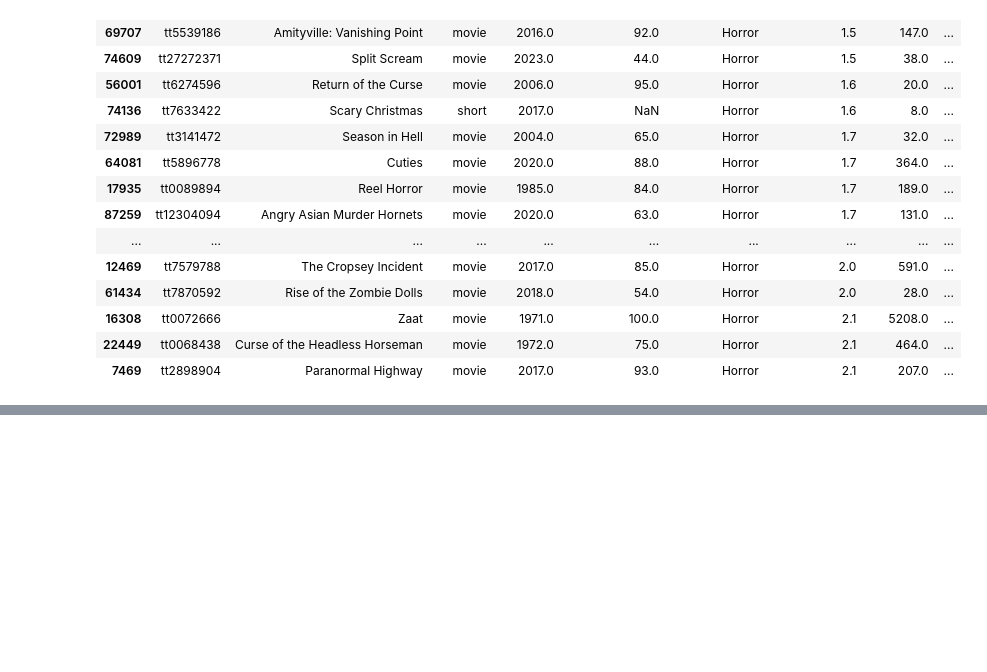
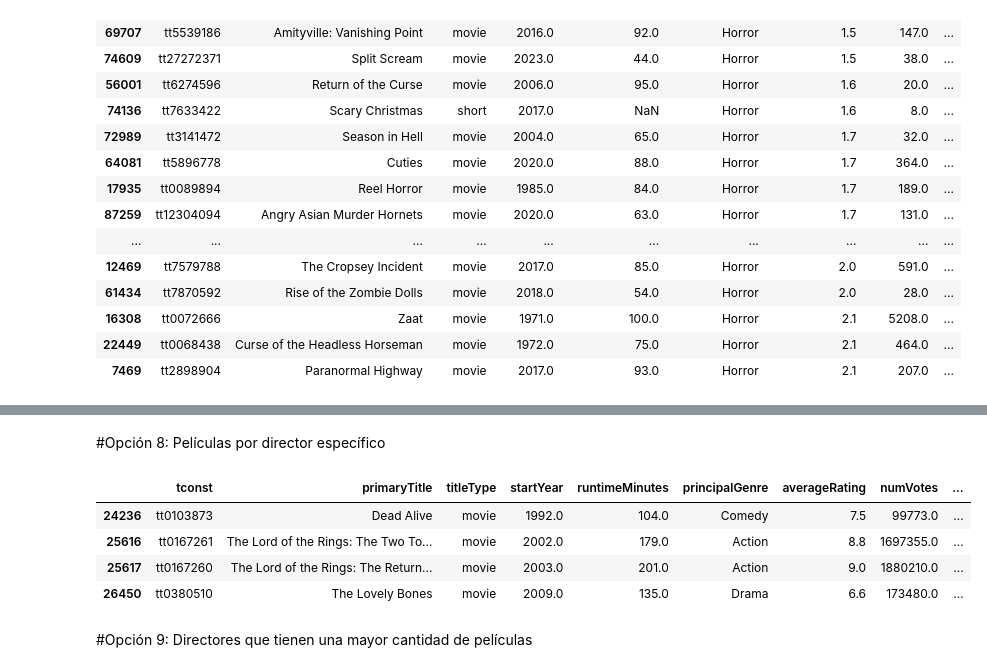
Before and after one commit to AngelEsquit/Ejercicio-5, a Jupyter notebook: Ejercicio 5.ipynb, the cells around one changed output, grey strips where cells are left out. Cells and saved outputs as stored; diff of their text form; code cells hidden in the pictures; blank space fills up the shorter version.

```diff
--- a/Ejercicio 5.ipynb
+++ b/Ejercicio 5.ipynb
@@ -69,0 +113,20 @@ def especGenero():
+# %% [markdown]
+#Opción 8:  Películas por director específico
+# %%
+def director_espec():
+    director = input("¿Las películas de qué director desea observar?")
+    directores = movies["directorName"].unique()
+    if director in directores:
+        df_infoP = movies[movies["directorName"] == director]
+        return df_infoP
+    else:
+        print("El director ingresado no existe.")
+director_espec()
+# %% [output]
+|  | tconst | primaryTitle | titleType | startYear | runtimeMinutes | principalGenre | averageRating | numVotes | ... |
+| 24236 | tt0103873 | Dead Alive | movie | 1992.0 | 104.0 | Comedy | 7.5 | 99773.0 | ... |
+| 25616 | tt0167261 | The Lord of the Rings: The Two To... | movie | 2002.0 | 179.0 | Action | 8.8 | 1697355.0 | ... |
+| 25617 | tt0167260 | The Lord of the Rings: The Return... | movie | 2003.0 | 201.0 | Action | 9.0 | 1880210.0 | ... |
+| 26450 | tt0380510 | The Lovely Bones | movie | 2009.0 | 135.0 | Drama | 6.6 | 173480.0 | ... |
+# %% [markdown]
+#Opción 9: Directores que tienen una mayor cantidad de películas
```
Also changed, not shown: parts of 6 cells of this notebook.
